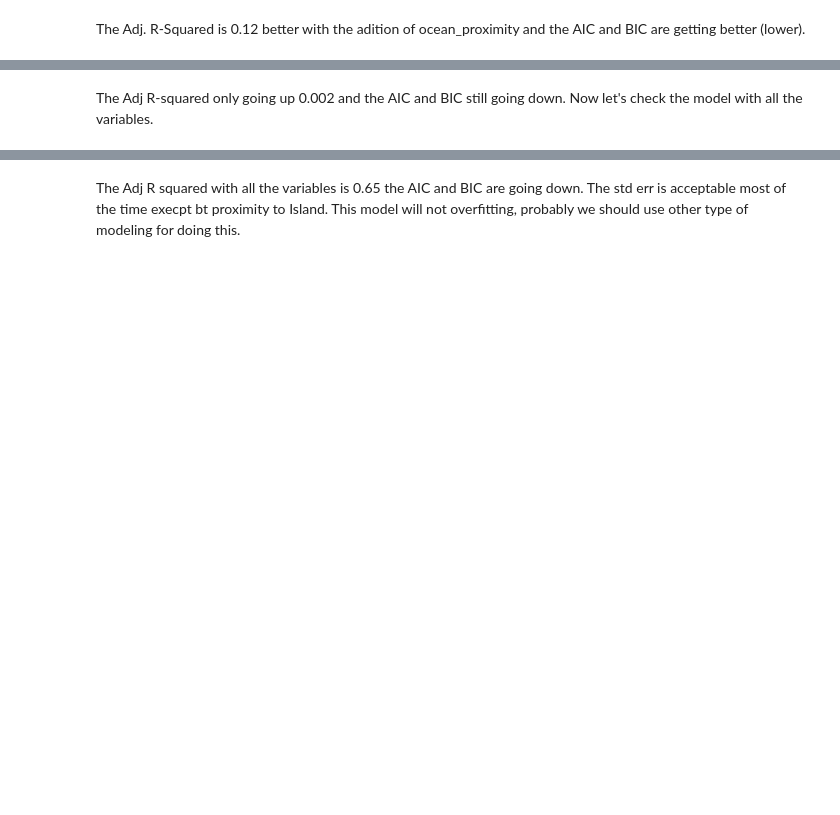
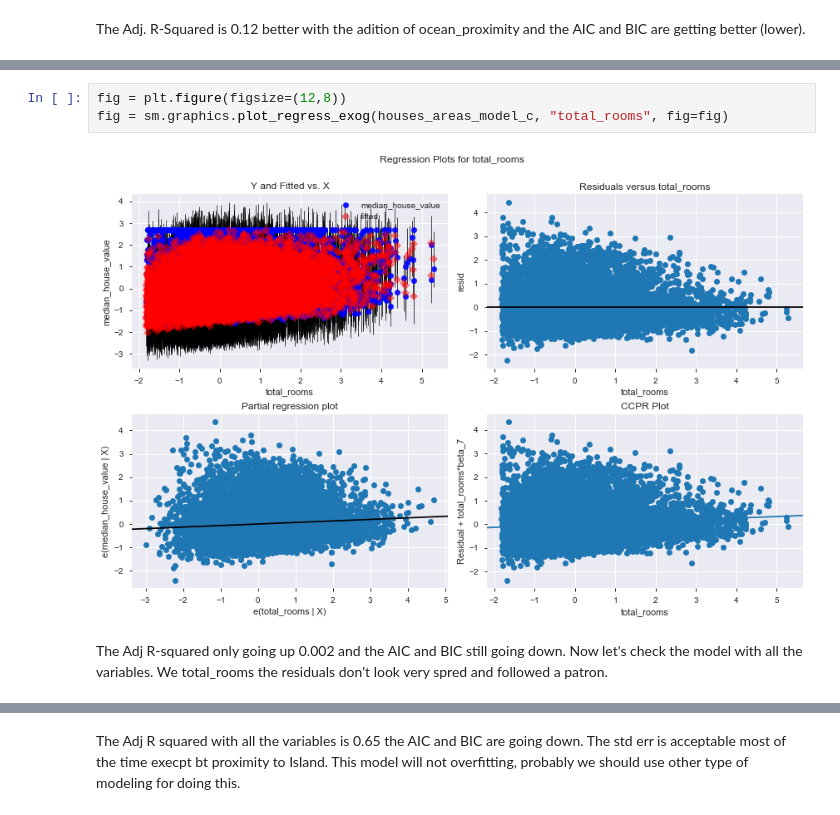
Before and after one commit to sltoboso88/houses_project, a Jupyter notebook: analysis_and_documentation/stadistics_and_model.ipynb, the cells around one changed output, grey strips where cells are left out. Cells and saved outputs as stored; diff of their text form; blank space fills up the shorter version.

```diff
--- a/analysis_and_documentation/stadistics_and_model.ipynb
+++ b/analysis_and_documentation/stadistics_and_model.ipynb
@@ -141,8 +146,13 @@ Covariance Type:            nonrobust
 
 Warnings:
 [1] Standard Errors assume that the covariance matrix of the errors is correctly specified.
+# %%
+fig = plt.figure(figsize=(12,8))
+fig = sm.graphics.plot_regress_exog(houses_areas_model_c, "total_rooms", fig=fig)
+# %% [output]
+[figure, added]
 # %% [markdown]
-The Adj R-squared only going up 0.002 and the AIC and BIC still going down. Now let's check the model with all the variables.
+The Adj R-squared only going up 0.002 and the AIC and BIC still going down. Now let's check the model with all the variables. We total_rooms the residuals don't look very spred and followed a patron.
 # %%
 houses_areas_model_t = ols("median_house_value ~ median_income + ocean_proximity + housing_median_age + total_rooms + total_bedrooms + population + households + latitude + longitude", data = houses_scale).fit()
 print(houses_areas_model_t.summary())
```
Also changed, not shown: parts of 7 cells of this notebook, 4 other files.
